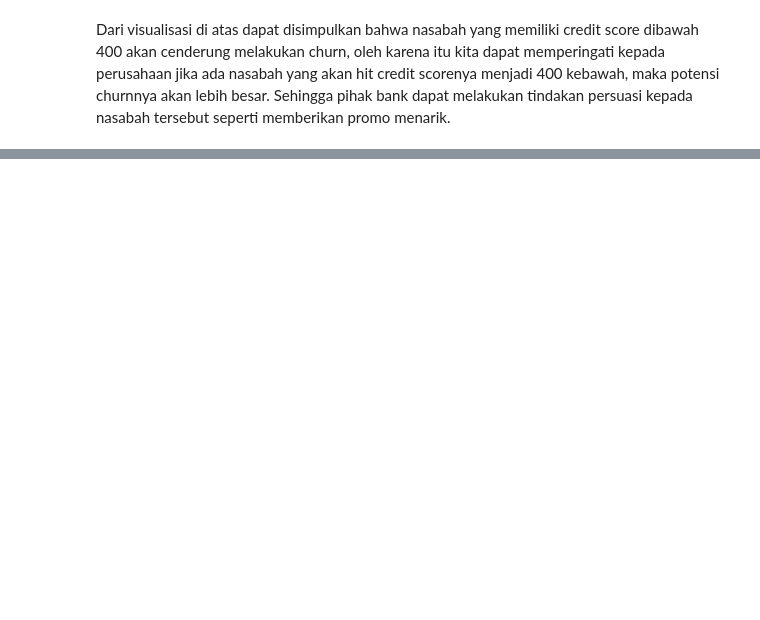
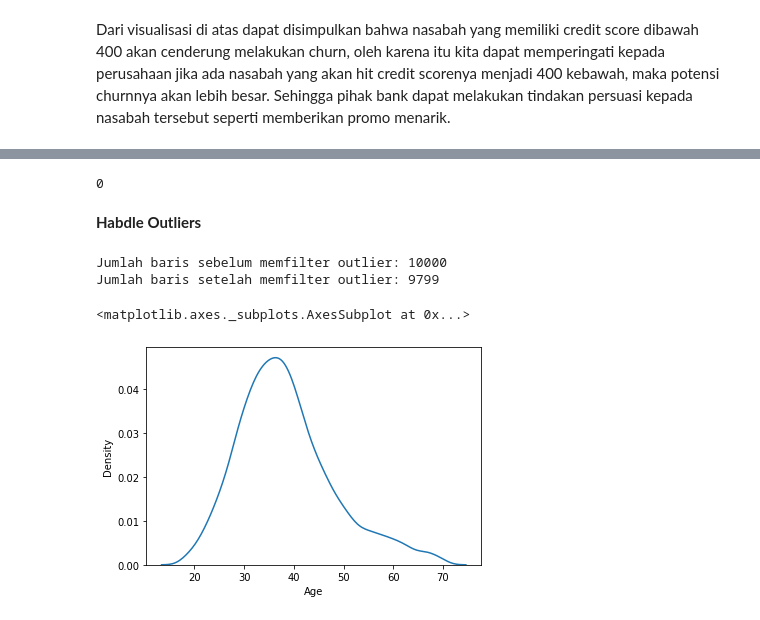
Before and after one commit to Fairas/Final-Project-Boba-Warriors, a Jupyter notebook: Final_Project_Boba_Warriors.ipynb, the cells around one changed output, grey strips where cells are left out. Drawn from its saved outputs; the diff is of its cells as text; code cells hidden in the pictures; blank space fills up the shorter version.

```diff
--- a/Final_Project_Boba_Warriors.ipynb
+++ b/Final_Project_Boba_Warriors.ipynb
@@ -448,0 +496,6 @@ Dari visualisasi di atas dapat disimpulkan bahwa nasabah yang memiliki credit sc
+# %%
+df.duplicated().sum()
+# %% [output]
+0
+# %% [markdown]
+**Habdle Outliers**
@@ -448,0 +504,22 @@ Dari visualisasi di atas dapat disimpulkan bahwa nasabah yang memiliki credit sc
+# %%
+dfz = pd.read_csv("Churn_Modelling.csv")
+# %%
+print(f'Jumlah baris sebelum memfilter outlier: {len(dfz)}')
+
+filtered_entries = np.array([True] * len(dfz))
+
+for col in ['Age', 'NumOfProducts', 'CreditScore']:
+    zscore = abs(stats.zscore(dfz[col])) # hitung absolute z-scorenya
+    filtered_entries = (zscore < 3) & filtered_entries # keep yang kurang dari 3 absolute z-scorenya
+
+dfz = dfz[filtered_entries] # filter, cuma ambil yang z-scorenya dibawah 3
+
+print(f'Jumlah baris setelah memfilter outlier: {len(dfz)}')
+# %% [output]
+Jumlah baris sebelum memfilter outlier: 10000
+Jumlah baris setelah memfilter outlier: 9799
+# %%
+sns.kdeplot(dfz['Age'])
+# %% [output]
+<matplotlib.axes._subplots.AxesSubplot at 0x...>
+[figure, added]
```
Also changed, not shown: parts of 62 cells of this notebook, 1 other file.
